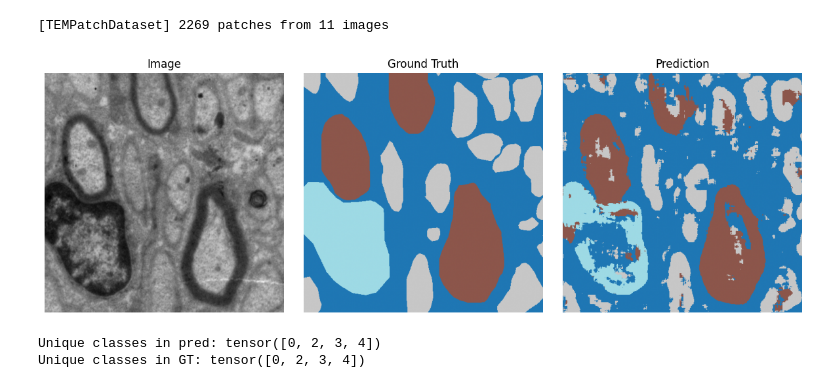
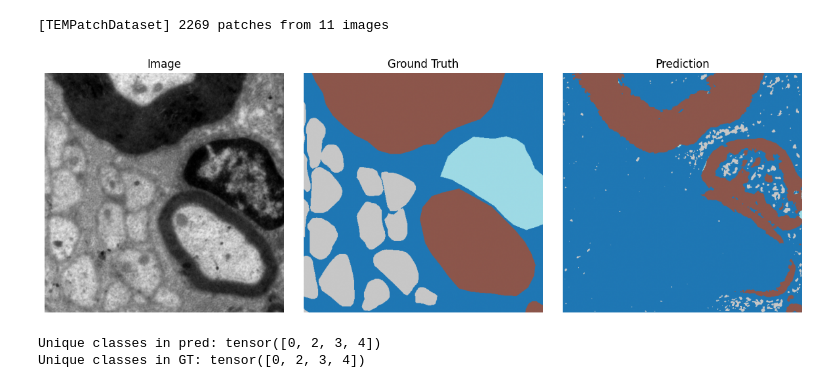
Before and after one commit to minq02/TEMCellSegmentation, a Jupyter notebook: visualize.ipynb, the cells around one changed output. Saved outputs shown, nothing was run; the diff lists cells and outputs as text; code cells hidden in the pictures.

```diff
--- a/visualize.ipynb
+++ b/visualize.ipynb
@@ -4,7 +4,10 @@ import matplotlib.pyplot as plt
 
 from src.datasets.tem_dataset import TEMPatchDataset
 from src.models.unet_small import UNetSmall
-from src.models.attention_unet import AttentionUNet
+from src.models.attention_unet import AttentionUNet, AdaptedAttentionUNet
+
+import albumentations as A
+from albumentations.pytorch import ToTensorV2
 
 device = torch.device("cuda" if torch.cuda.is_available() else "cpu")
 
@@ -12,10 +15,17 @@ device = torch.device("cuda" if torch.cuda.is_available() else "cpu")
 h5_path = "data/train/train_data.h5"
 patch_size = 512
 
+val_aug = A.Compose(
+    [
+        A.Normalize(mean=(0.5,), std=(0.5,)),  # /255 then [-1,1]
+        ToTensorV2(),
+    ]
+)
+
 # By default this should give you tensors:
 #   img:  (1, H, W)  - single-channel
 #   mask: (H, W)     - class indices
-ds = TEMPatchDataset(h5_path, patch_size=patch_size, stride=patch_size)
+ds = TEMPatchDataset(h5_path, patch_size=patch_size, stride=patch_size, aug=val_aug)
 
 # 2. Load model weights
 # model = UNetSmall(in_ch=1, n_classes=5).to(device)
@@ -26,8 +36,12 @@ model = AttentionUNet(in_ch=1, n_classes=5).to(device)
 model.load_state_dict(torch.load("tem_attention_unet_best.pth", map_location=device))
 model.eval()
 
+# model = AdaptedAttentionUNet(in_ch=1, n_classes=5).to(device)
+# model.load_state_dict(torch.load("tem_adapted_attention_unet_best.pth", map_location=device))
+# model.eval()
+
 # 3. Take one patch and run inference
-img, mask = ds[1222]              # img: (1, H, W), mask: (H, W)
+img, mask = ds[1260]              # img: (1, H, W), mask: (H, W)
 
 # Prepare input for model: add batch dim -> (1, 1, H, W)
 x = img.unsqueeze(0).to(device)
@@ -39,34 +53,34 @@ with torch.no_grad():
 # 4. Convert to numpy for plotting
 img_np  = img.squeeze(0).detach().cpu().numpy()     # (H, W) for imshow
 mask_np = mask.detach().cpu().numpy()              # (H, W)
 pred_np = pred.detach().cpu().numpy()              # (H, W)
 
 # 5. Plot original image, GT mask, prediction
 plt.figure(figsize=(12, 4))
 
 plt.subplot(1, 3, 1)
 plt.title("Image")
 plt.imshow(img_np, cmap="gray")
 plt.axis("off")
 
 plt.subplot(1, 3, 2)
 plt.title("Ground Truth")
 plt.imshow(mask_np, cmap="tab20")
 plt.axis("off")
 
 plt.subplot(1, 3, 3)
 plt.title("Prediction")
 plt.imshow(pred_np, cmap="tab20")
 plt.axis("off")
 
 plt.tight_layout()
 plt.show()
 
 print("Unique classes in pred:", torch.unique(pred))
 print("Unique classes in GT:", torch.unique(mask))
 # %% [output]
 [TEMPatchDataset] 2269 patches from 11 images
-[figure, old version]
+[figure, new version]
 Unique classes in pred: tensor([0, 2, 3, 4])
 Unique classes in GT: tensor([0, 2, 3, 4])
 # %%
```
Also changed, not shown: parts of 1 cell of this notebook, 7 other files.
